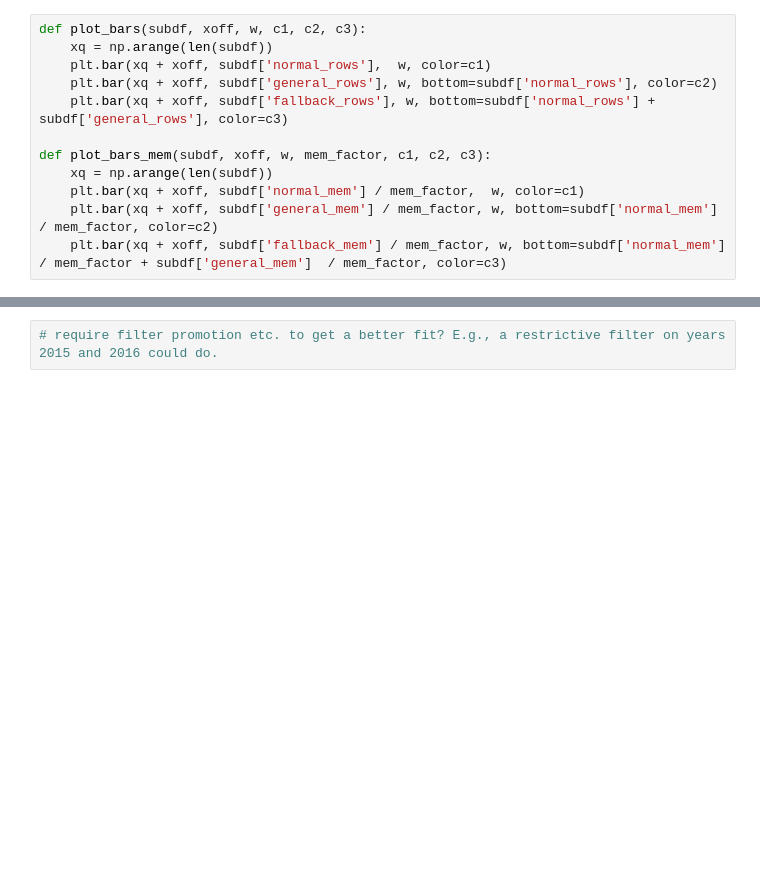
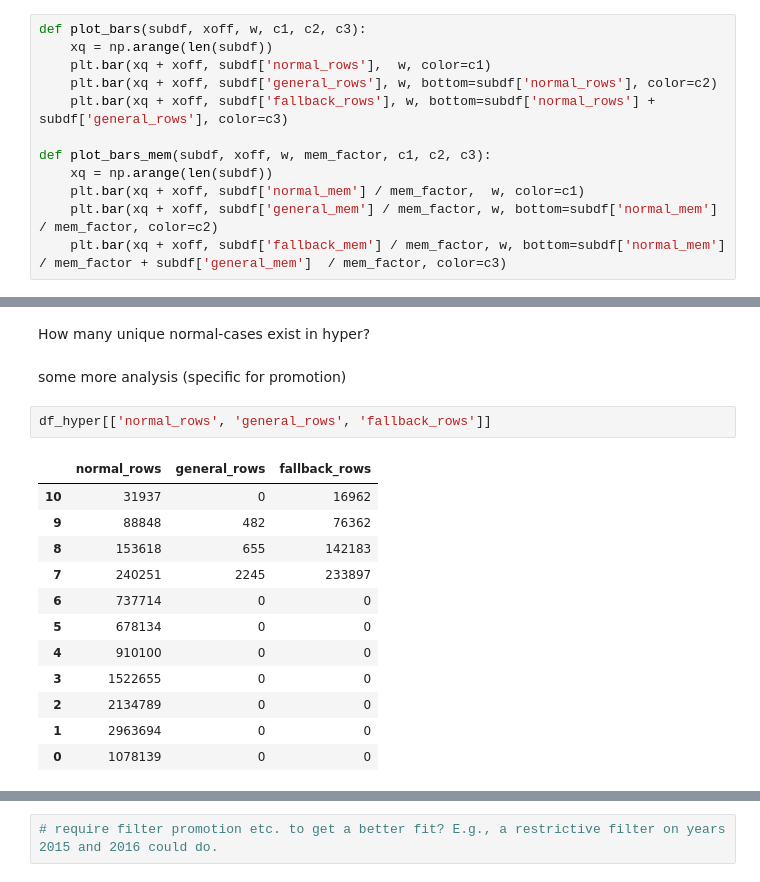
Before and after one commit to tuplex/tuplex, a Jupyter notebook: experimental/notebooks/02_paper_plot_github_sample.ipynb, the cells around one changed output, grey strips where cells are left out. Cells and saved outputs as stored; diff of their text form; blank space fills up the shorter version.

```diff
--- a/experimental/notebooks/02_paper_plot_github_sample.ipynb
+++ b/experimental/notebooks/02_paper_plot_github_sample.ipynb
@@ -315,0 +352,19 @@ print('encoding 1 row in fallback (global): {:.2f} Kib'.format(
+# %% [markdown]
+How many unique normal-cases exist in hyper?
+# %% [markdown]
+some more analysis (specific for promotion)
+# %%
+df_hyper[['normal_rows', 'general_rows', 'fallback_rows']]
+# %% [output]
+|  | normal_rows | general_rows | fallback_rows |
+| 10 | 31937 | 0 | 16962 |
+| 9 | 88848 | 482 | 76362 |
+| 8 | 153618 | 655 | 142183 |
+| 7 | 240251 | 2245 | 233897 |
+| 6 | 737714 | 0 | 0 |
+| 5 | 678134 | 0 | 0 |
+| 4 | 910100 | 0 | 0 |
+| 3 | 1522655 | 0 | 0 |
+| 2 | 2134789 | 0 | 0 |
+| 1 | 2963694 | 0 | 0 |
+| 0 | 1078139 | 0 | 0 |
```
Also changed, not shown: parts of 27 cells of this notebook, 1 other file.
